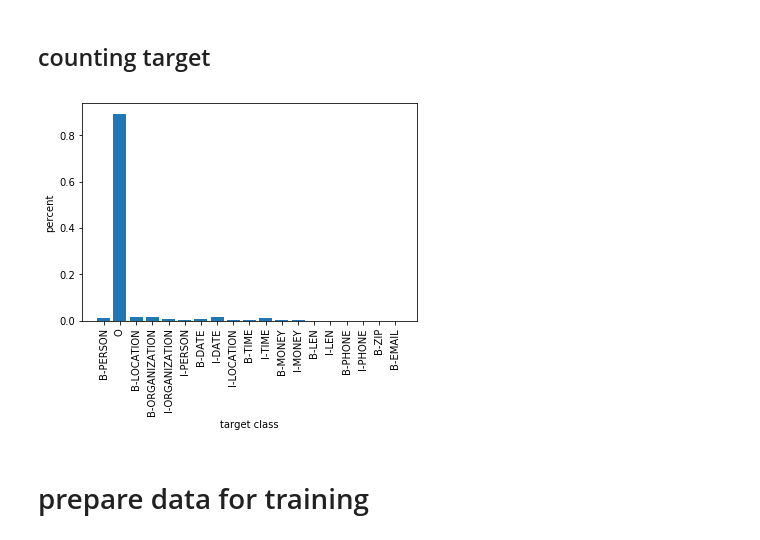
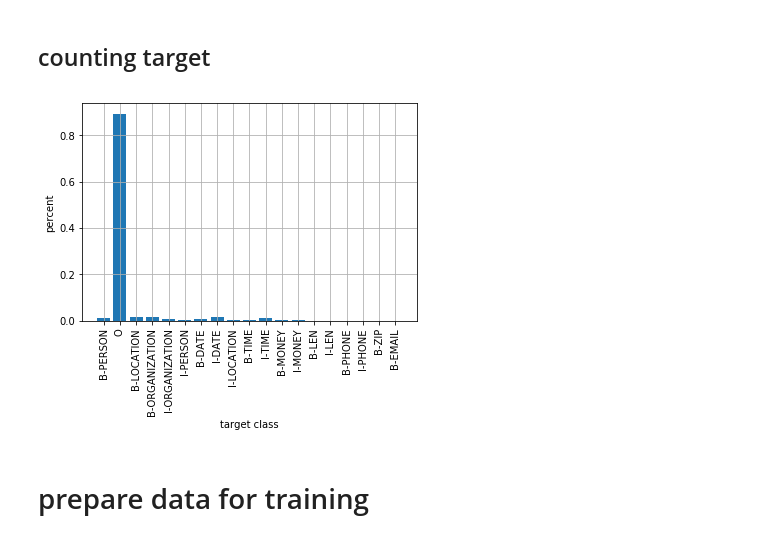
Before and after one commit to Pataweepr/Nvidia_2019, a Jupyter notebook: (nvidia)test_load_thai_ner_data.ipynb, the cells around one changed output. Saved outputs shown, nothing was run; the diff lists cells and outputs as text; code cells hidden in the pictures.

```diff
--- a/(nvidia)test_load_thai_ner_data.ipynb
+++ b/(nvidia)test_load_thai_ner_data.ipynb
@@ -63,25 +63,26 @@ ner_target -->  ['B-PERSON', 'O', 'O', 'O', 'B-LOCATION']
 # %%
 import numpy as np
 import matplotlib.pyplot as plt
 import operator
 from collections import defaultdict
 
 count_target = defaultdict(lambda: 0)
 
 for data_i in stack_sentences_01:
   for target_i in data_i[1]:
     count_target[target_i] += 1
 
 percent = np.array(list(count_target.values()))
 percent = percent/np.sum(percent)
 
 plt.bar(range(len(count_target)), percent , align='center')
 plt.xticks(range(len(count_target)), list(count_target.keys()),rotation='vertical')
 plt.ylabel('percent')
 plt.xlabel('target class')
+plt.grid(True)
 plt.show()
 # %% [output]
-[figure, old version]
+[figure, new version]
 # %% [markdown]
 # prepare data for training
 # %%
```
